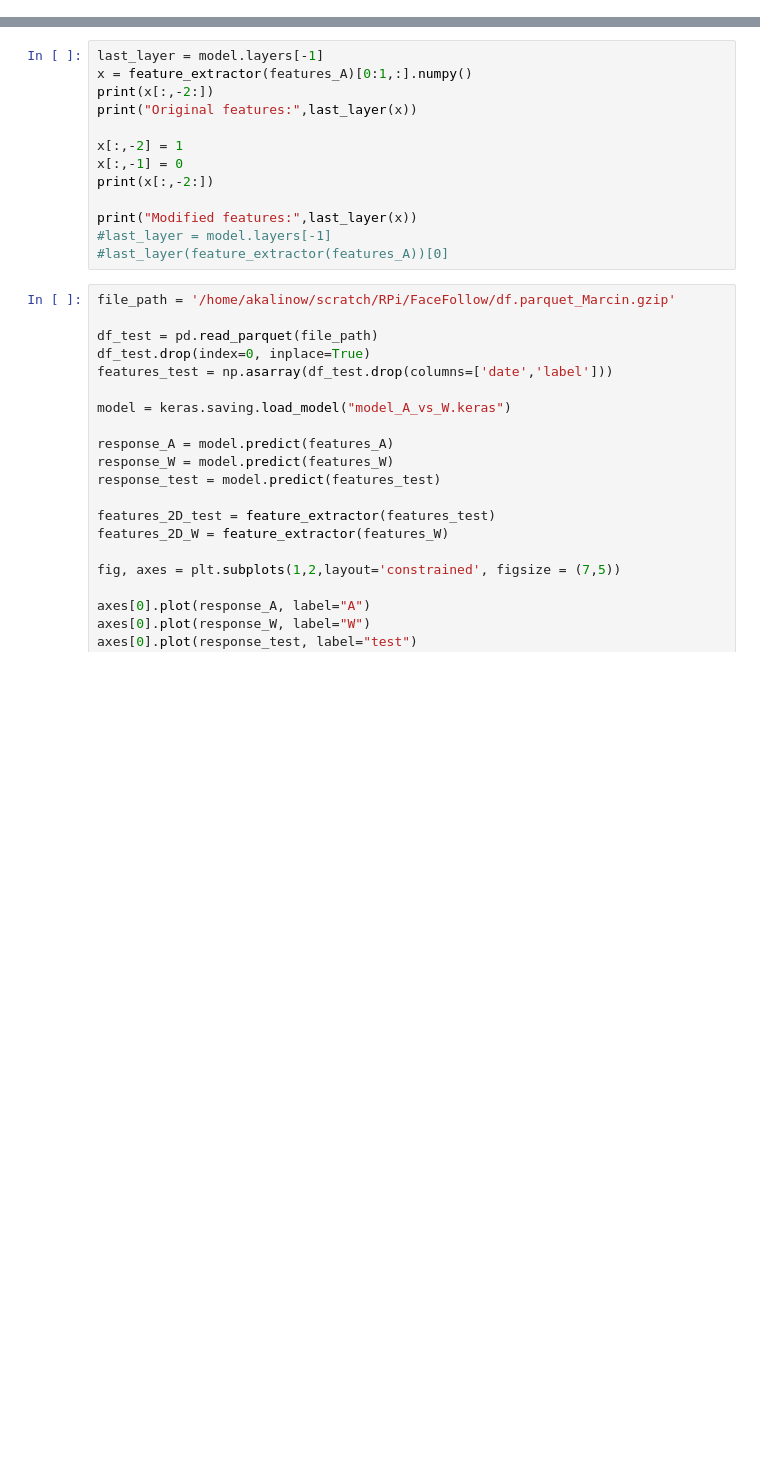
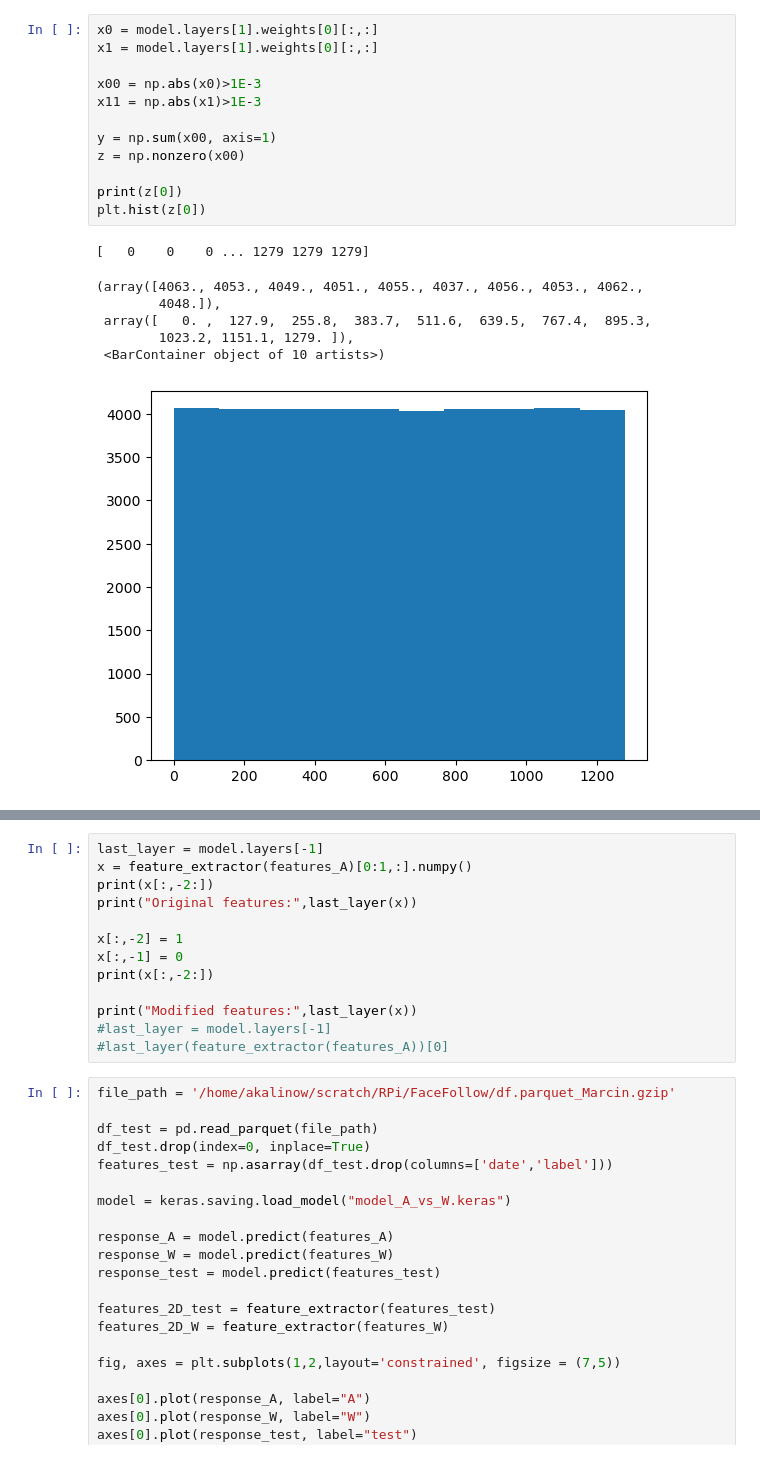
Before and after one commit to akalinow/RPi, a Jupyter notebook: FaceRecognition/FaceRecognition.ipynb, the cells around one changed output, grey strips where cells are left out. Drawn from its saved outputs; the diff is of its cells as text; blank space fills up the shorter version.

```diff
--- a/FaceRecognition/FaceRecognition.ipynb
+++ b/FaceRecognition/FaceRecognition.ipynb
@@ -124,3 +112,23 @@ Epoch 20/20
+# %%
+x0 = model.layers[1].weights[0][:,:]
+x1 = model.layers[1].weights[0][:,:]
+
+x00 = np.abs(x0)>1E-3
+x11 = np.abs(x1)>1E-3
+
+y = np.sum(x00, axis=1)
+z = np.nonzero(x00)
+
+print(z[0])
+plt.hist(z[0])
+# %% [output]
+[   0    0    0 ... 1279 1279 1279]
+(array([4063., 4053., 4049., 4051., 4055., 4037., 4056., 4053., 4062.,
+        4048.]),
+ array([   0. ,  127.9,  255.8,  383.7,  511.6,  639.5,  767.4,  895.3,
+        1023.2, 1151.1, 1279. ]),
+ <BarContainer object of 10 artists>)
+[figure, added]
 # %%
 model = keras.saving.load_model("model_A_vs_W.keras")
 
```
Also changed, not shown: parts of 8 cells of this notebook, 9 other files.
